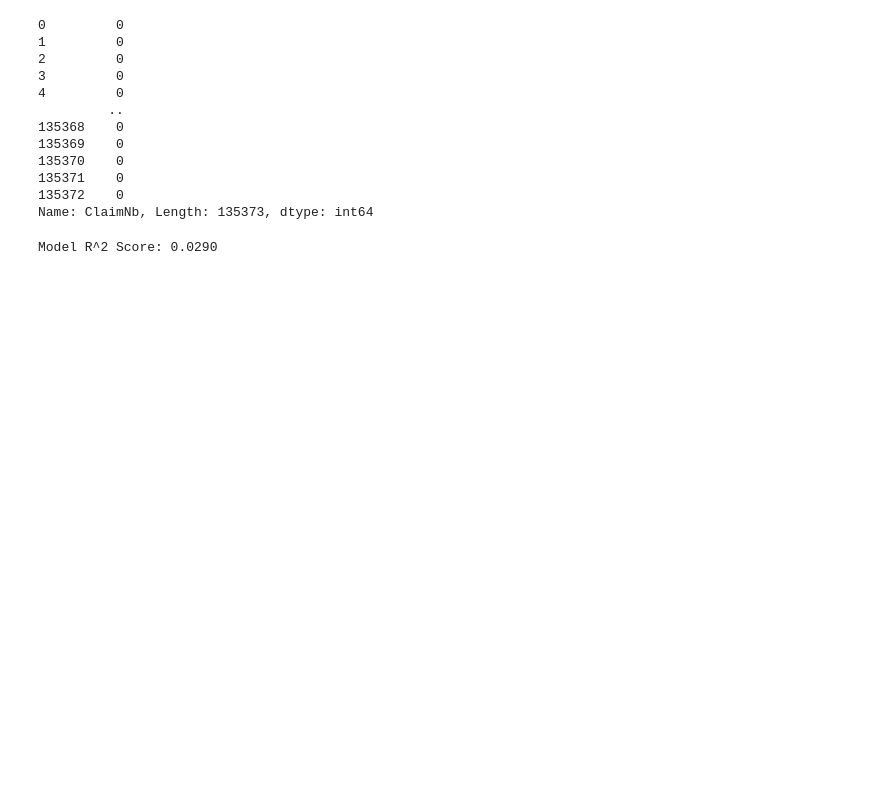
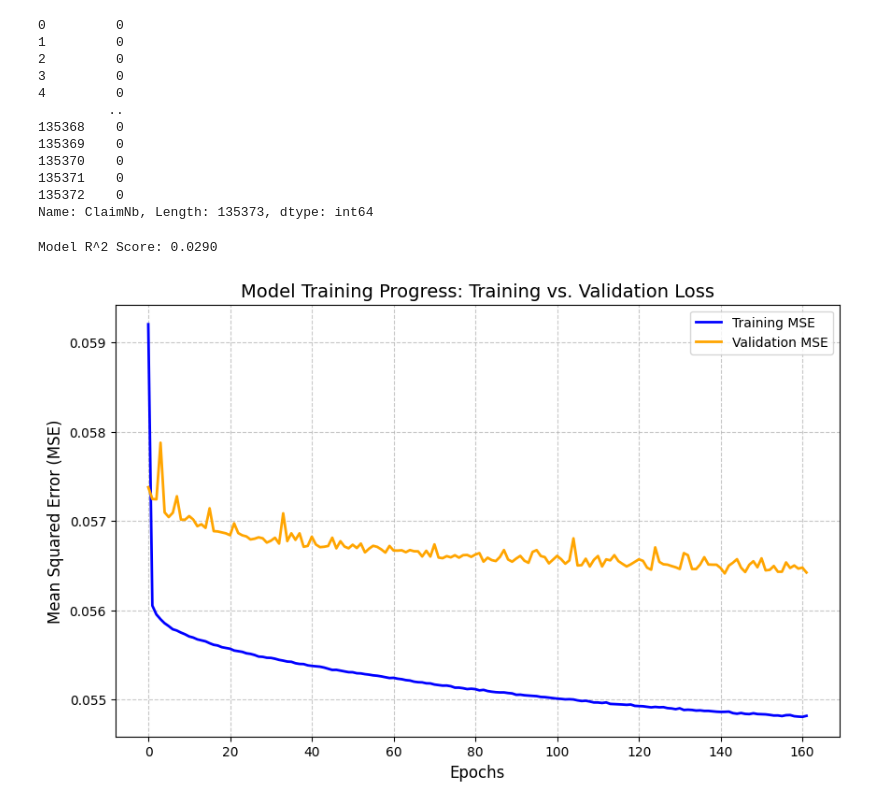
Before and after one commit to Simon-Simonsen/ML-project, a Jupyter notebook: M2_ref.ipynb, the cells around one changed output. Cells and saved outputs as stored; diff of their text form; code cells hidden in the pictures; blank space fills up the shorter version.

```diff
--- a/M2_ref.ipynb
+++ b/M2_ref.ipynb
@@ -133,20 +46,25 @@ X_test
 
 # 1. Define the model
 model = models.Sequential([
+    # Input layer + first hidden layer
+    layers.Dense(100, kernel_initializer='he_normal', input_shape=(X_train.shape[1],)),
+    layers.LeakyReLU(alpha=0.2), # Standard alpha is 0.01
 
-    layers.Dense(100, activation='relu',
-                 kernel_initializer='he_normal',
-                 input_shape=(X_train.shape[1],)),
-    layers.Dense(50, activation='relu',
-                 kernel_initializer='he_normal'),
-    layers.Dense(20, activation='relu',
-                 kernel_initializer='he_normal'),
+    # Second hidden layer
+    layers.Dense(50, kernel_initializer='he_normal'),
+    layers.LeakyReLU(alpha=0.02),
+
+    # Third hidden layer
+    layers.Dense(20, kernel_initializer='he_normal'),
+    layers.LeakyReLU(alpha=0.02),
+
+    # Output layer (Keep linear for regression)
     layers.Dense(1, activation='linear')
 ])
 
 # 2. Compile with your specific Learning Rate
 # We use SGD to match your scikit-learn 'solver'
-optimizer = tf.keras.optimizers.SGD(learning_rate=0.009)
+optimizer = tf.keras.optimizers.SGD(learning_rate=0.009, momentum=0.0)
 
 model.compile(optimizer=optimizer, loss='mse', metrics=['mae'])
 
@@ -212,0 +140,19 @@ Model R^2 Score: 0.0290
+# %%
+train_mse = history.history['loss']
+val_mse = history.history['val_loss']
+# %%
+plt.figure(figsize=(10, 6))
+plt.plot(train_mse, label='Training MSE', color='blue', linewidth=2)
+plt.plot(val_mse, label='Validation MSE', color='orange', linewidth=2)
+
+
+plt.title('Model Training Progress: Training vs. Validation Loss', fontsize=14)
+plt.xlabel('Epochs', fontsize=12)
+plt.ylabel('Mean Squared Error (MSE)', fontsize=12)
+plt.legend()
+plt.grid(True, linestyle='--', alpha=0.7)
+
+
+plt.show()
+# %% [output]
+[figure, added]
```
Also changed, not shown: parts of 8 cells of this notebook, 1 other file.
